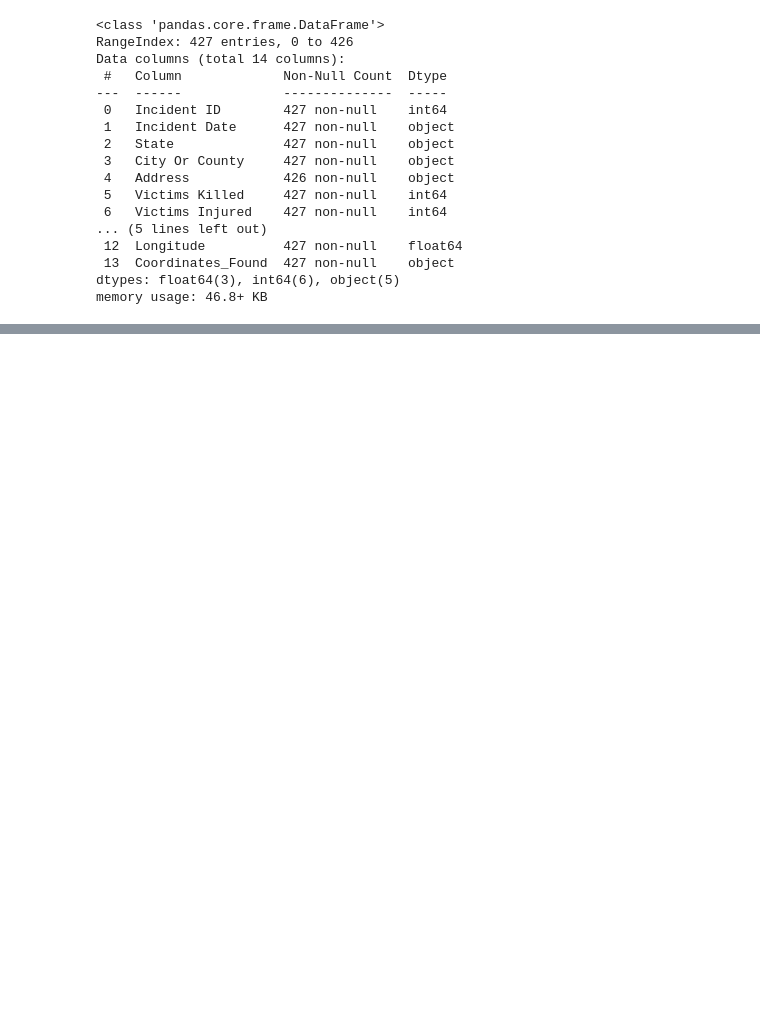
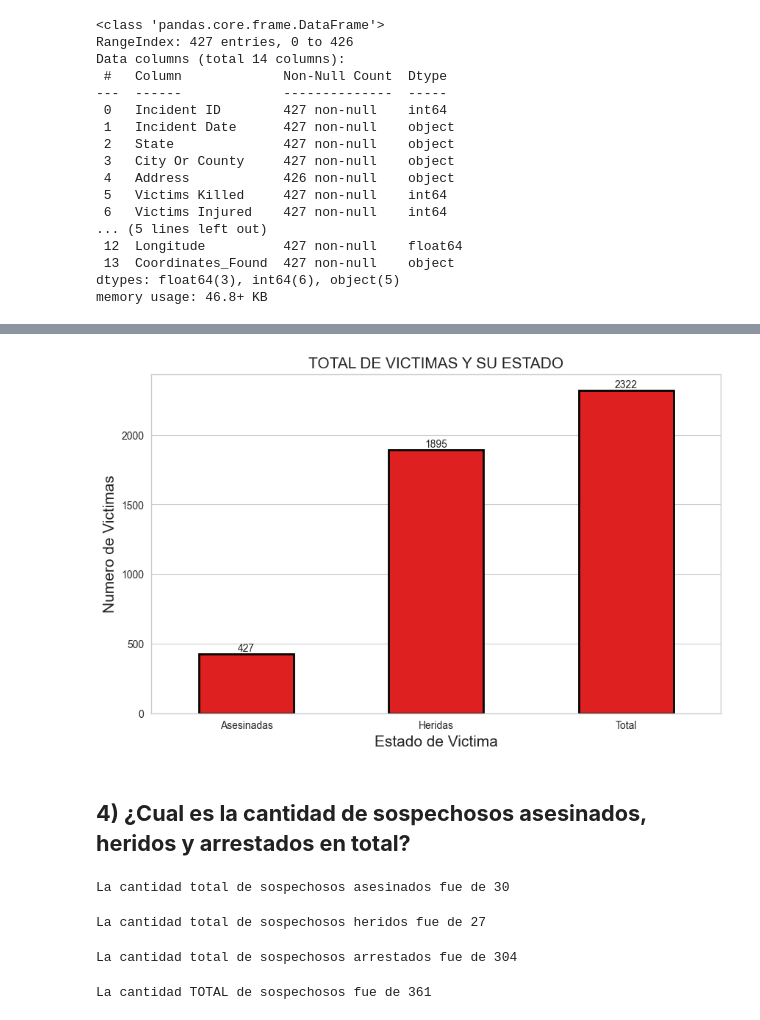
Before and after one commit to vamphook972/Gun_Violence_Dataset_US, a Jupyter notebook: Gun_Violence_Dataset_US.ipynb, the cells around one changed output, grey strips where cells are left out. Cells and saved outputs as stored; diff of their text form; code cells hidden in the pictures; blank space fills up the shorter version.

```diff
--- a/Gun_Violence_Dataset_US.ipynb
+++ b/Gun_Violence_Dataset_US.ipynb
@@ -447,0 +348,45 @@ plt.show()
+# %%
+datos = {'Estado de Victima': ['Asesinadas', 'Heridas', 'Total'],
+        'Numero de Victimas': [killed, injured, total_victims.sum()]}
+df_datos = pd.DataFrame(datos)
+# %%
+plt.figure(figsize=(10, 6))
+sns.set_style("whitegrid")
+sns.barplot(data = datos, x = 'Estado de Victima', y = 'Numero de Victimas', width=0.5, color = 'red', alpha = 1, edgecolor='black', linewidth=2)
+
+for i, valor in enumerate(df_datos['Numero de Victimas']):
+    plt.text(i, valor + 0.5, str(valor), ha='center', va='bottom')
+
+plt.xlabel('Estado de Victima', fontsize=15)
+plt.ylabel('Numero de Victimas', fontsize=15)
+plt.title('TOTAL DE VICTIMAS Y SU ESTADO', fontsize=15)
+
+plt.show()
+# %% [output]
+[figure, added]
+# %% [markdown]
+## **4) ¿Cual es la cantidad de sospechosos asesinados, heridos y arrestados en total?**
+# %%
+sus_killed = df_copy['Sospechosos Asesinados'].sum()
+
+print(f"La cantidad total de sospechosos asesinados fue de {sus_killed}")
+# %% [output]
+La cantidad total de sospechosos asesinados fue de 30
+# %%
+sus_injured = df_copy['Sospechosos Heridos'].sum()
+
+print(f"La cantidad total de sospechosos heridos fue de {sus_injured}")
+# %% [output]
+La cantidad total de sospechosos heridos fue de 27
+# %%
+sus_arrested = df_copy['Sospechosos Arrestados'].sum()
+
+print(f"La cantidad total de sospechosos arrestados fue de {sus_arrested}")
+# %% [output]
+La cantidad total de sospechosos arrestados fue de 304
+# %%
+sus_total = df_copy['Sospechosos Asesinados'] + df_copy['Sospechosos Heridos'] + df_copy['Sospechosos Arrestados']
+
+print(f"La cantidad TOTAL de sospechosos fue de {sus_total.sum()}")
+# %% [output]
+La cantidad TOTAL de sospechosos fue de 361
```
Also changed, not shown: parts of 114 cells of this notebook.
